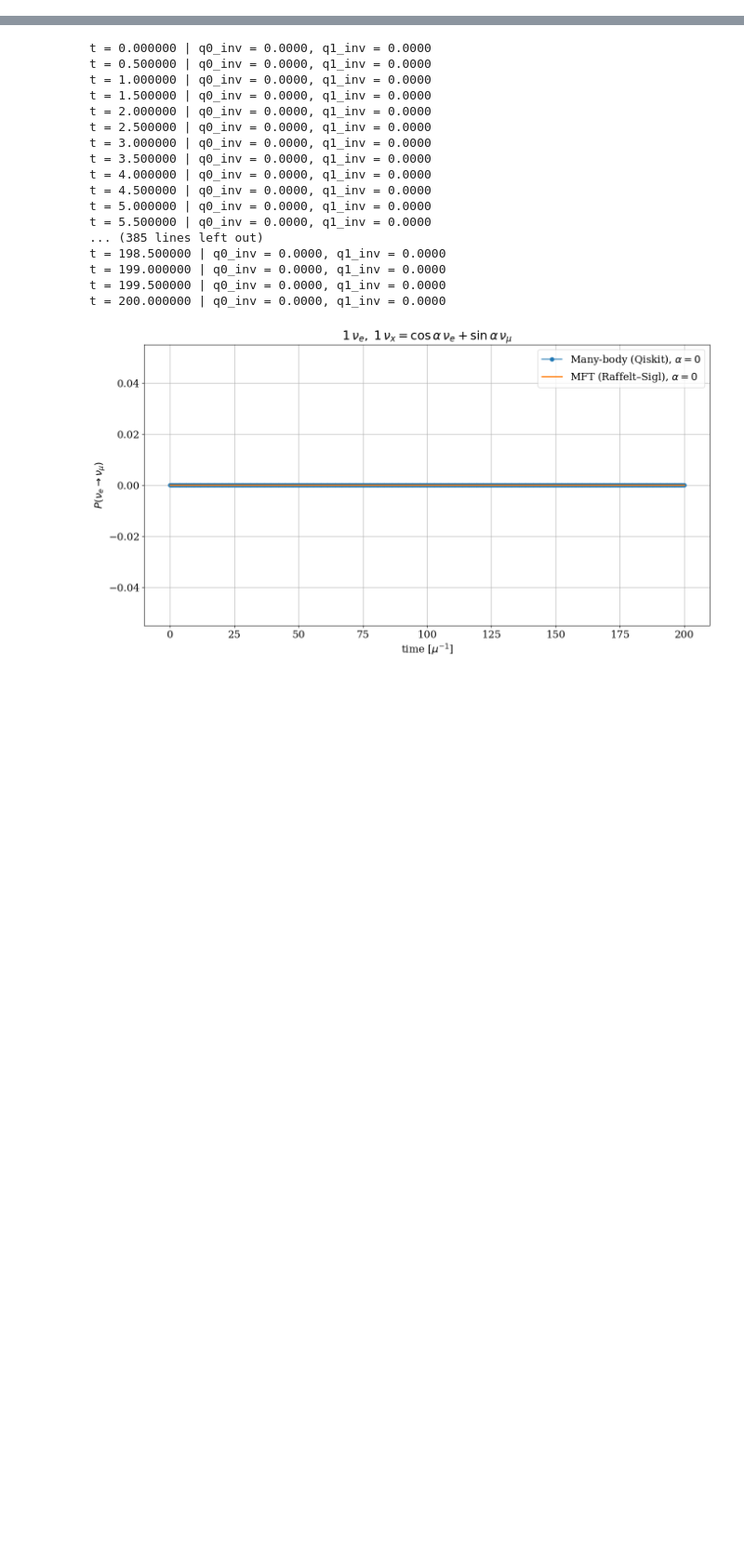
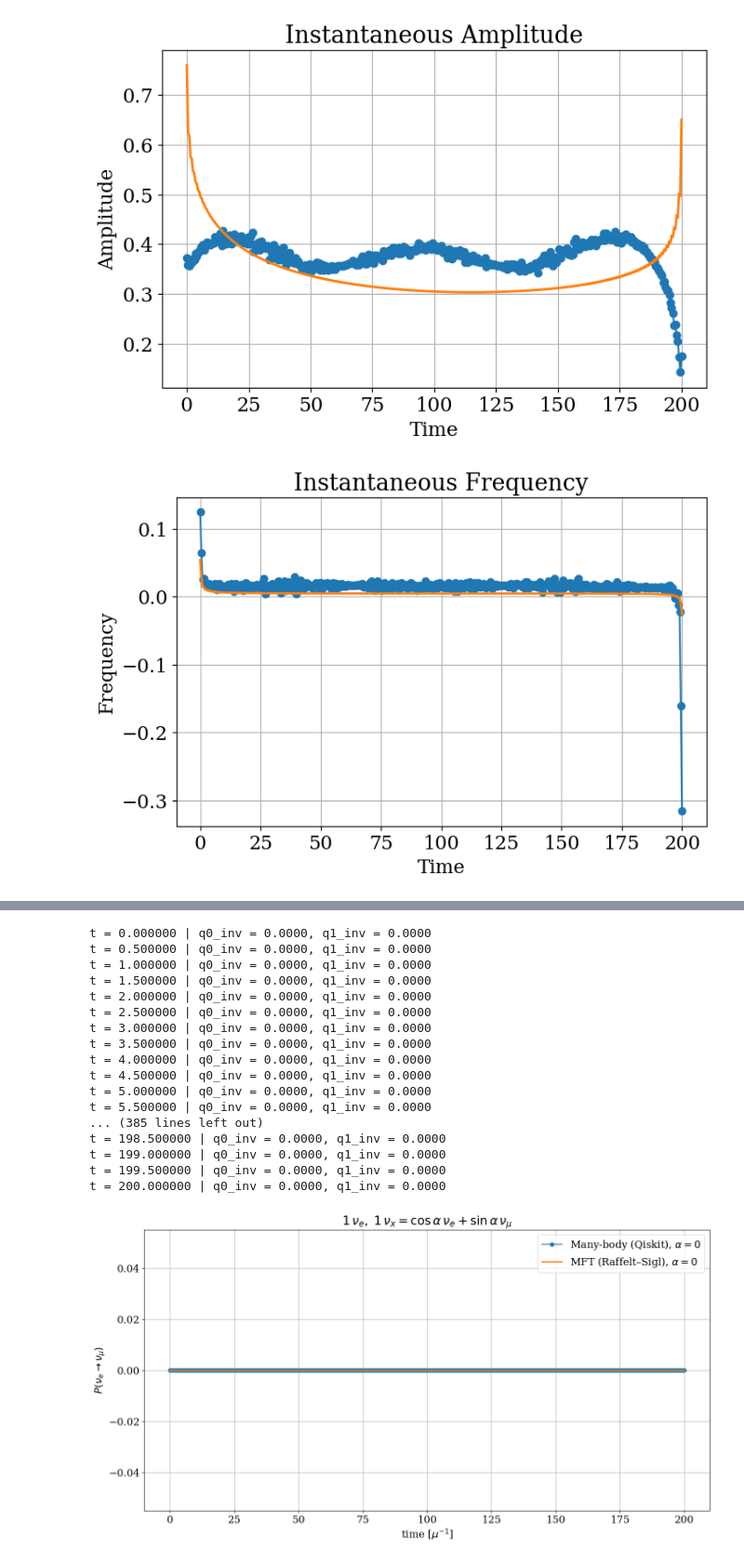
Before and after one commit to Ushakrhmn/Quantum-neutrino-Amol-Basu, a Jupyter notebook: Quantum_F-l_MFT/Qiskit/quantum_F-L_MFT_e1_x1.ipynb, the cells around one changed output, grey strips where cells are left out. Shown at 93% size. Cells and saved outputs as stored; diff of their text form; code cells hidden in the pictures; blank space fills up the shorter version.

```diff
--- a/Quantum_F-l_MFT/Qiskit/quantum_F-L_MFT_e1_x1.ipynb
+++ b/Quantum_F-l_MFT/Qiskit/quantum_F-L_MFT_e1_x1.ipynb
@@ -647,3 +717,71 @@ plt.show()
+# %%
+import numpy as np
+import matplotlib.pyplot as plt
+from scipy.signal import hilbert
+
+# -----------------------------------
+# Input data
+# -----------------------------------
+t = np.array(times)
+y_sim = np.array(P_inv[0])
+y_mft = np.array(P_mft)
+# Remove DC component
+y_centered_sim = y_sim - np.mean(y_sim)
+y_centered_mft = y_mft - np.mean(y_mft)
+# -----------------------------------
+# Hilbert transform
+# -----------------------------------
+analytic_signal_sim = hilbert(y_centered_sim)
+analytic_signal_mft = hilbert(y_centered_mft)
+# Instantaneous amplitude
+amplitude_sim = np.abs(analytic_signal_sim)
+amplitude_mft = np.abs(analytic_signal_mft)
+# Instantaneous phase
+phase_sim = np.unwrap(np.angle(analytic_signal_sim))
+phase_mft = np.unwrap(np.angle(analytic_signal_mft))
+# Instantaneous angular frequency
+omega_inst_sim = np.gradient(phase_sim, t)
+omega_inst_mft = np.gradient(phase_mft, t)
+# Ordinary frequency
+freq_inst_sim = omega_inst_sim / (2 * np.pi)
+freq_inst_mft = omega_inst_mft / (2 * np.pi)
+# -----------------------------------
+# Plot amplitude vs time
+# -----------------------------------
+plt.figure(figsize=(8,5))
+plt.plot(t, amplitude_sim,
+        marker='o',
+        label=r'Many-body (Qiskit), $\alpha=\pi/3$')
+plt.plot(t, amplitude_mft,
+        linestyle='-',
+        linewidth=2,
+        label=r'MFT (Raffelt–Sigl), $\alpha=\pi/3$')
+plt.xlabel("Time")
+plt.ylabel("Amplitude")
+plt.title("Instantaneous Amplitude")
+plt.grid(True)
+plt.show()
+
+# -----------------------------------
+# Plot frequency vs time
+# -----------------------------------
+plt.figure(figsize=(8,5))
+plt.plot(t, freq_inst_sim,
+        marker='o',
+        label=r'Many-body (Qiskit), $\alpha=\pi/3$')
+plt.plot(t, freq_inst_mft,
+        linestyle='-',
+        linewidth=2,
+        label=r'MFT (Raffelt–Sigl), $\alpha=\pi/3$')
+
+plt.xlabel("Time")
+plt.ylabel("Frequency")
+plt.title("Instantaneous Frequency")
+plt.grid(True)
+plt.show()
+# %% [output]
+[figure, added]
+[figure, added]
 # %%
 import matplotlib.pyplot as plt
 from qiskit import transpile
```
Also changed, not shown: parts of 16 cells of this notebook, 1 other file.
